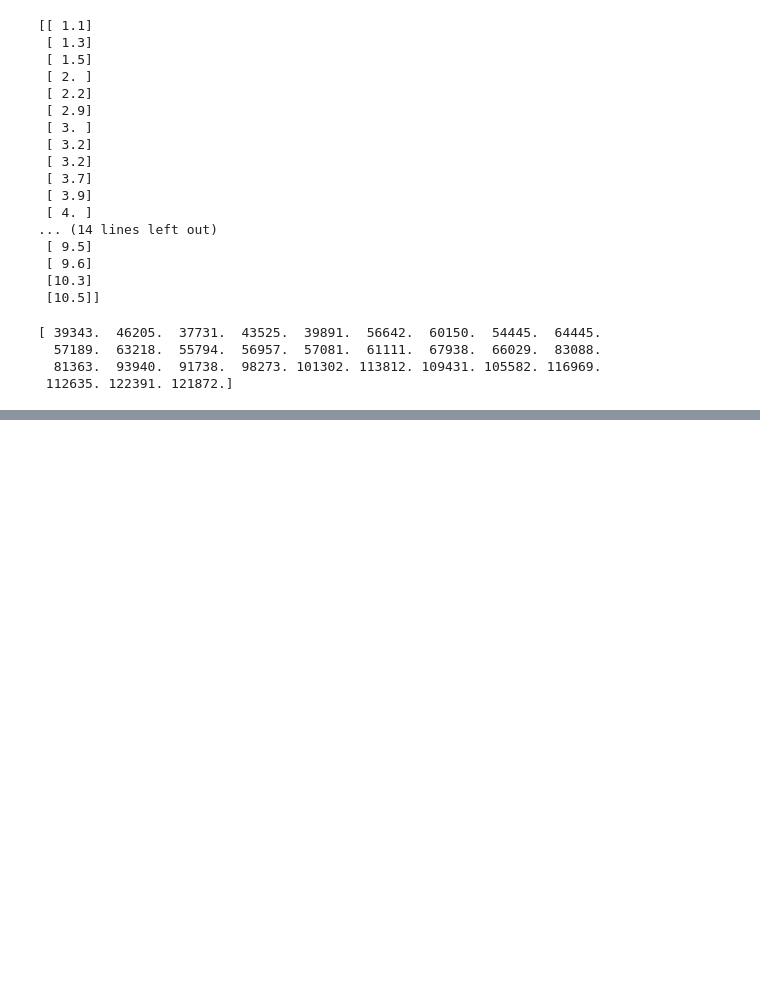
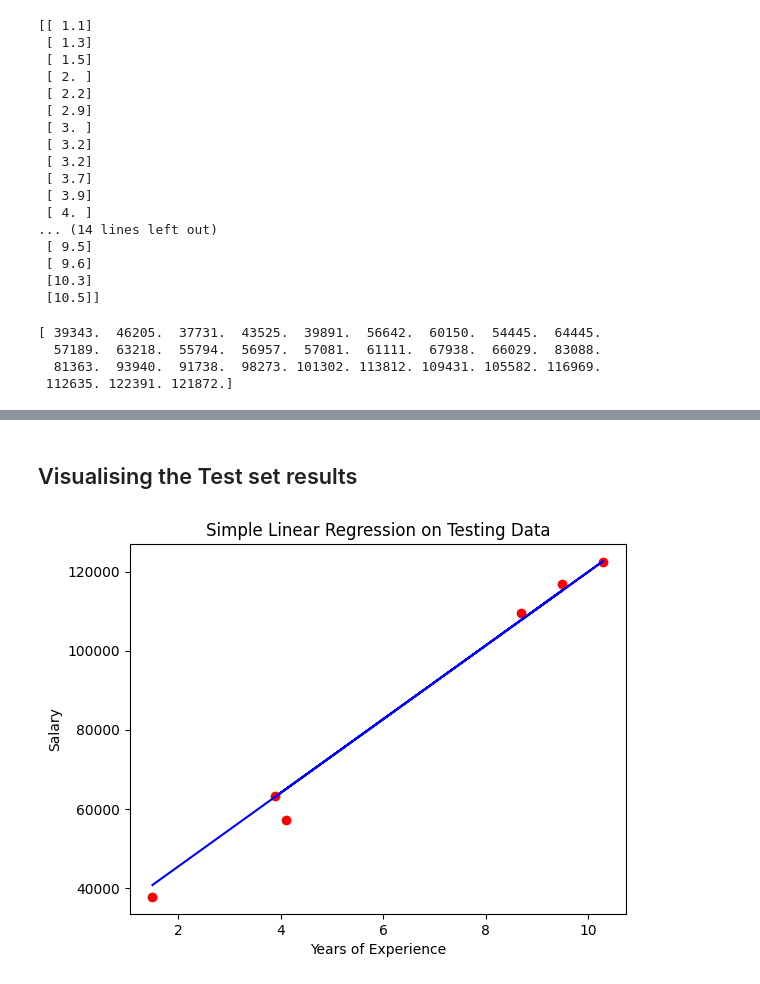
Before and after one commit to sakshipagaria/Data-science-Machine-Learning, a Jupyter notebook: ML_LAB3A_T2_28.ipynb, the cells around one changed output, grey strips where cells are left out. Drawn from its saved outputs; the diff is of its cells as text; code cells hidden in the pictures; blank space fills up the shorter version.

```diff
--- a/ML_LAB3A_T2_28.ipynb
+++ b/ML_LAB3A_T2_28.ipynb
@@ -210,0 +123,2 @@ Testing accuracy:  0.9531732818427658
+# %%
+y_pred=regressor.predict(X_test)
@@ -210,0 +144,12 @@ Testing accuracy:  0.9531732818427658
+# %% [markdown]
+## Visualising the Test set results
+# %%
+plt.scatter(X_test,y_test,color='red')
+plt.plot(X_test,y_pred,color='blue')
+# y_pred  because it is predicted salaries for x_test
+plt.title("Simple Linear Regression on Testing Data")
+plt.xlabel("Years of Experience")
+plt.ylabel("Salary")
+plt.show()
+# %% [output]
+[figure, added]
```
Also changed, not shown: parts of 62 cells of this notebook.
